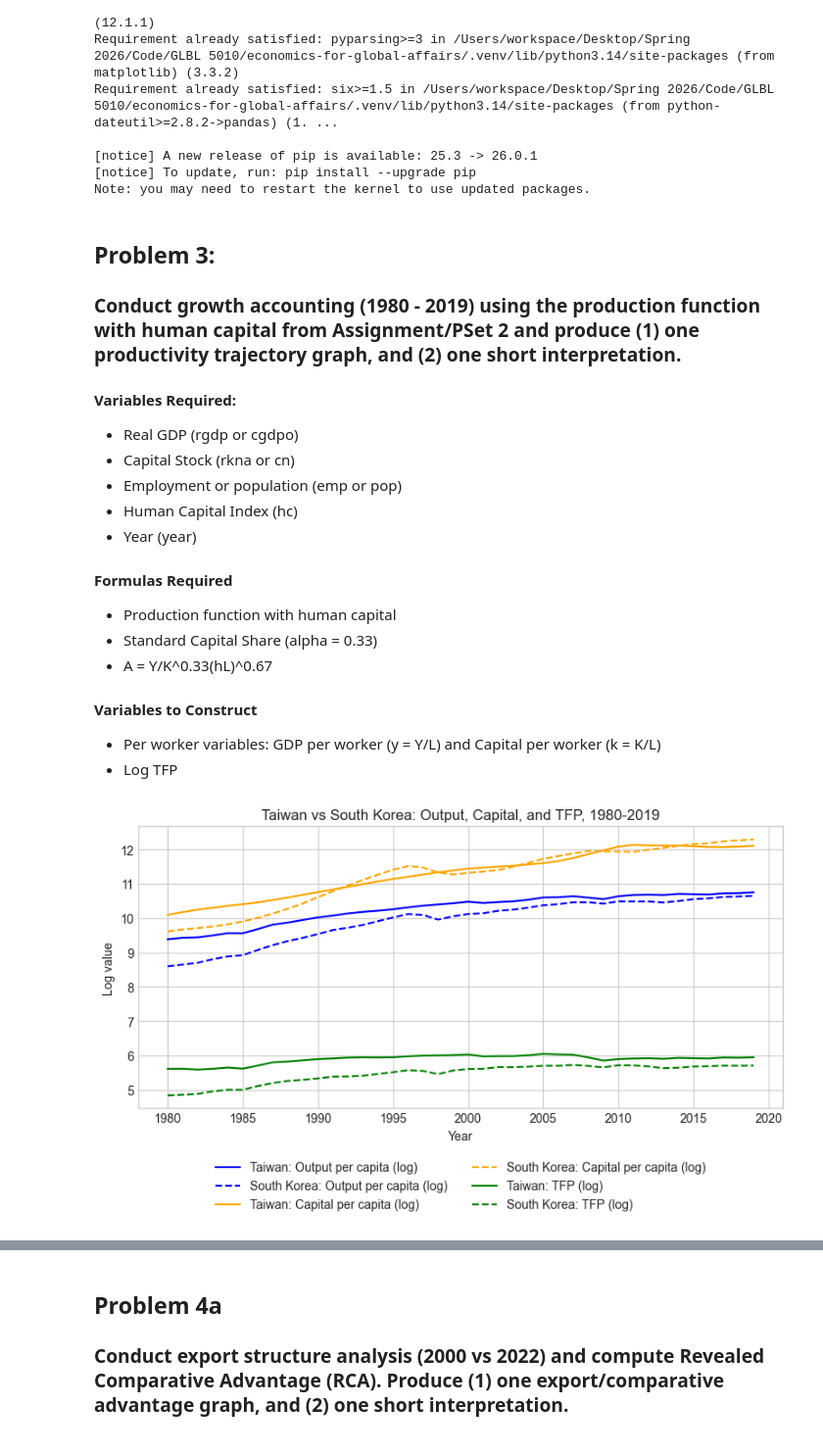
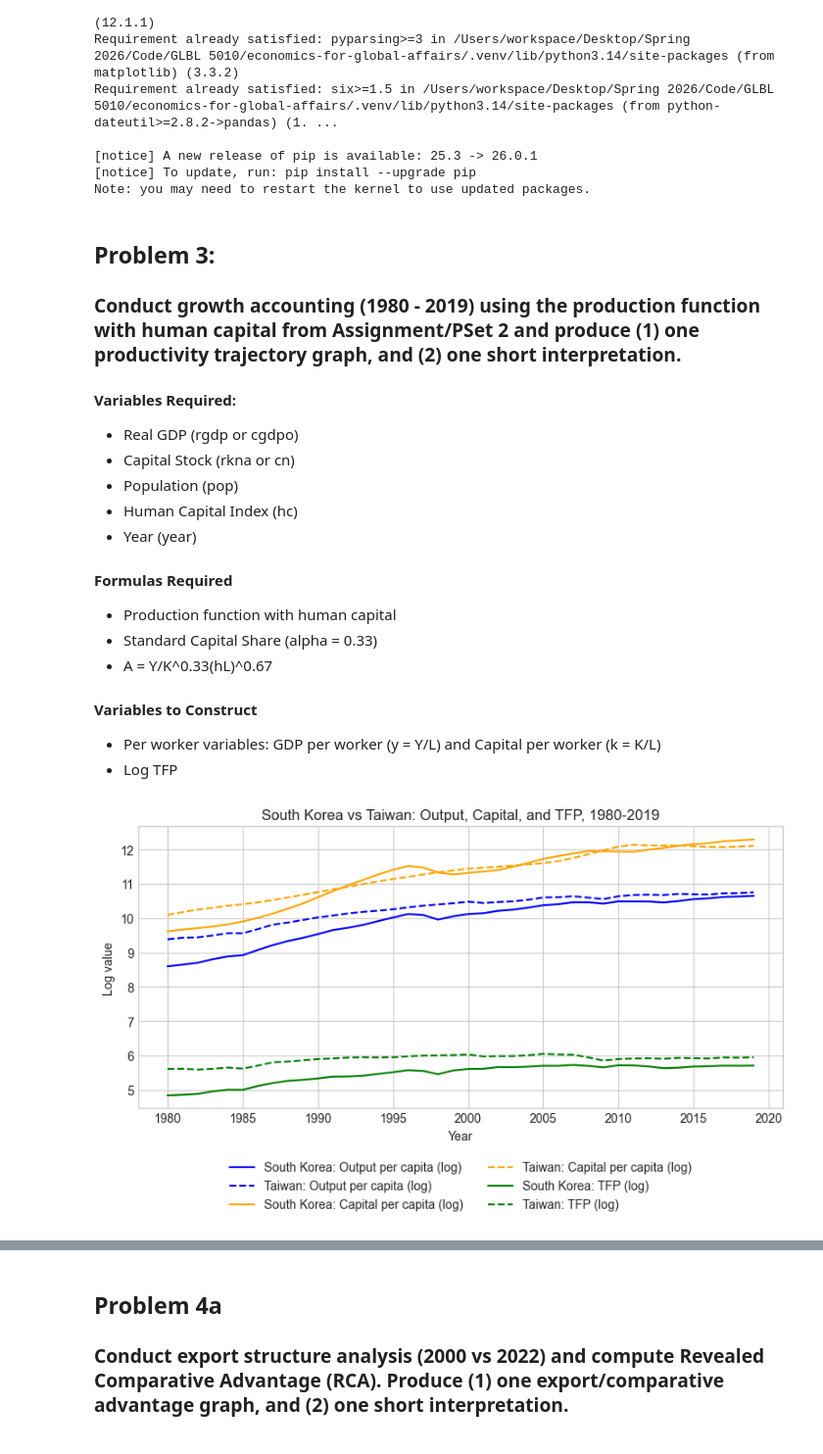
Before and after one commit to Jonas-Nepozitek/economics-for-global-affairs, a Jupyter notebook: midterm/ac_midterm.ipynb, the cells around one changed output, grey strips where cells are left out. Shown at 98% size. Drawn from its saved outputs; the diff is of its cells as text; code cells hidden in the pictures.

```diff
--- a/midterm/ac_midterm.ipynb
+++ b/midterm/ac_midterm.ipynb
@@ -32,7 +32,7 @@ Note: you may need to restart the kernel to use updated packages.
 #### Variables Required:
 - Real GDP (rgdp or cgdpo)
 - Capital Stock (rkna or cn)
-- Employment or population (emp or pop)
+- Population (pop)
 - Human Capital Index (hc)
 - Year (year)
 #### Formulas Required
@@ -70,22 +70,22 @@ pwt_kr = add_series(pwt[pwt["countrycode"] == "KOR"]) # same as above but for So
 # %%
 # Variable names, legend labels, and colors
 variables = {"lny": "Output per capita (log)", "lnk": "Capital per capita (log)", "lnA": "TFP (log)"}
 colors    = {"lny": "blue", "lnk": "orange", "lnA": "green"}
 
 plt.style.use("seaborn-v0_8-whitegrid")
 plt.figure(figsize=(8, 5))
 
-# Plot each variable for both countries — Taiwan solid, South Korea dashed
+# Plot each variable for both countries — South Korea solid, Taiwan dashed
 for var, label in variables.items():
-    plt.plot(pwt_tw["year"], pwt_tw[var], color=colors[var], label=f"Taiwan: {label}")
-    plt.plot(pwt_kr["year"], pwt_kr[var], color=colors[var], linestyle="--", label=f"South Korea: {label}")
+    plt.plot(pwt_kr["year"], pwt_kr[var], color=colors[var], label=f"South Korea: {label}")
+    plt.plot(pwt_tw["year"], pwt_tw[var], color=colors[var], linestyle="--", label=f"Taiwan: {label}")
 
 plt.xlabel("Year")
 plt.ylabel("Log value")
-plt.title("Taiwan vs South Korea: Output, Capital, and TFP, 1980-2019")
+plt.title("South Korea vs Taiwan: Output, Capital, and TFP, 1980-2019")
 plt.legend(loc="upper center", bbox_to_anchor=(0.5, -0.15), ncol=2)
 plt.tight_layout()
 plt.show()
 # %% [output]
-[figure, old version]
+[figure, new version]
 # %% [markdown]
```
Also changed, not shown: parts of 6 cells of this notebook.
